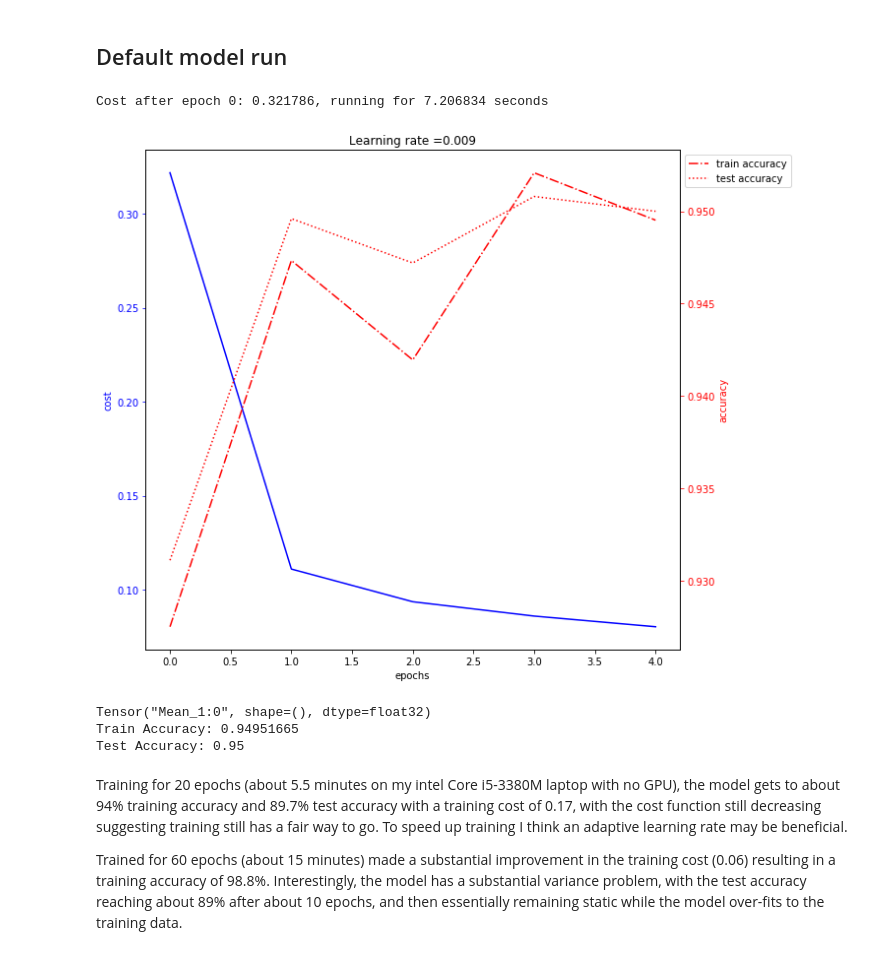
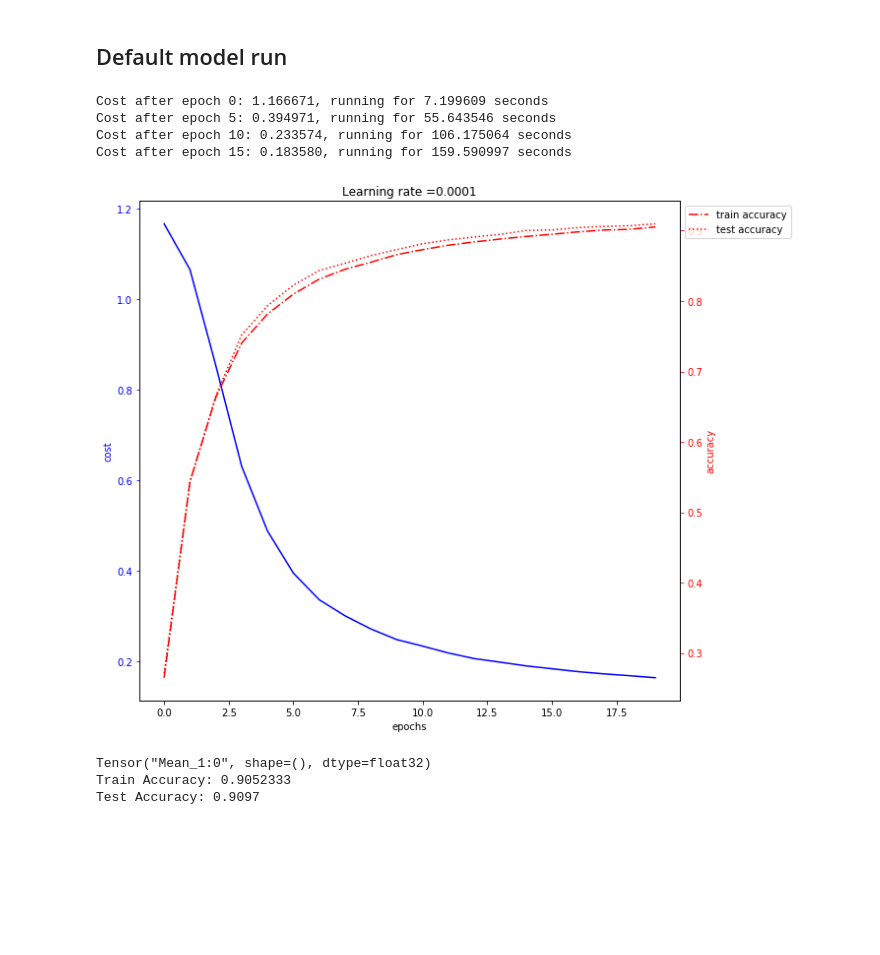
Before and after one commit to nicksexton/handwritten_digit_recognition, a Jupyter notebook: part 4 - fun with convolutional networks.ipynb, the cells around one changed output. Cells and saved outputs as stored; diff of their text form; code cells hidden in the pictures; blank space fills up the shorter version.

```diff
--- a/part 4 - fun with convolutional networks.ipynb
+++ b/part 4 - fun with convolutional networks.ipynb
@@ -213,7 +213,7 @@ def compute_cost(Z3, Y):
     return cost
 # %%
 def model(X_train, Y_train, X_test, Y_test, learning_rate = 0.009,
-          num_epochs = 100, minibatch_size = 64, print_cost = True):
+          num_epochs = 100, minibatch_size = 32, print_cost = True):
     """
     Implements a three-layer ConvNet in Tensorflow:
     CONV2D -> RELU -> MAXPOOL -> CONV2D -> RELU -> MAXPOOL -> FLATTEN -> FULLYCONNECTED
@@ -235,8 +235,6 @@ def model(X_train, Y_train, X_test, Y_test, learning_rate = 0.009,
     """
 
     ops.reset_default_graph()                # to be able to rerun the model without overwriting tf variables
-#    tf.set_random_seed(1)                   # to keep results consistent (tensorflow seed)
-#    seed = 3                                # to keep results consistent (numpy seed)
     (m, n_H0, n_W0, n_C0) = X_train.shape
     n_y = Y_train.shape[1]
     costs = []                               # To keep track of the cost
@@ -319,18 +317,17 @@ def model(X_train, Y_train, X_test, Y_test, learning_rate = 0.009,
 # %%
 parameters, costs, train_accuracy, test_accuracy = model(d_x_train, d_y_train,
                                                          d_x_test, d_y_test,
-                                                         learning_rate = 0.009,
-                                                         num_epochs = 5)
+                                                         learning_rate = 0.0001,
+                                                         num_epochs = 20)
 # %% [output]
-Cost after epoch 0: 0.321786, running for 7.206834 seconds
+Cost after epoch 0: 1.166671, running for 7.199609 seconds
+Cost after epoch 5: 0.394971, running for 55.643546 seconds
+Cost after epoch 10: 0.233574, running for 106.175064 seconds
+Cost after epoch 15: 0.183580, running for 159.590997 seconds
-[figure, old version]
+[figure, new version]
 Tensor("Mean_1:0", shape=(), dtype=float32)
-Train Accuracy: 0.94951665
-Test Accuracy: 0.95
+Train Accuracy: 0.9052333
+Test Accuracy: 0.9097
 # %%
                 # just a reminder that we can now plot outside the model training function
 # plot_training_by_epoch (costs, train_accuracy, test_accuracy, learning_rate = 0.0001)
-# %% [markdown]
-Training for 20 epochs (about 5.5 minutes on my intel Core i5-3380M laptop with no GPU), the model gets to about 94% training accuracy and 89.7% test accuracy with a training cost of 0.17, with the cost function still decreasing suggesting training still has a fair way to go. To speed up training I think an adaptive learning rate may be beneficial.
-
-Trained for 60 epochs (about 15 minutes) made a substantial improvement in the training cost (0.06) resulting in a training accuracy of 98.8%. Interestingly, the model has a substantial variance problem, with the test accuracy reaching about 89% after about 10 epochs, and then essentially remaining static while the model over-fits to the training data.
```
Also changed, not shown: parts of 18 cells of this notebook.
